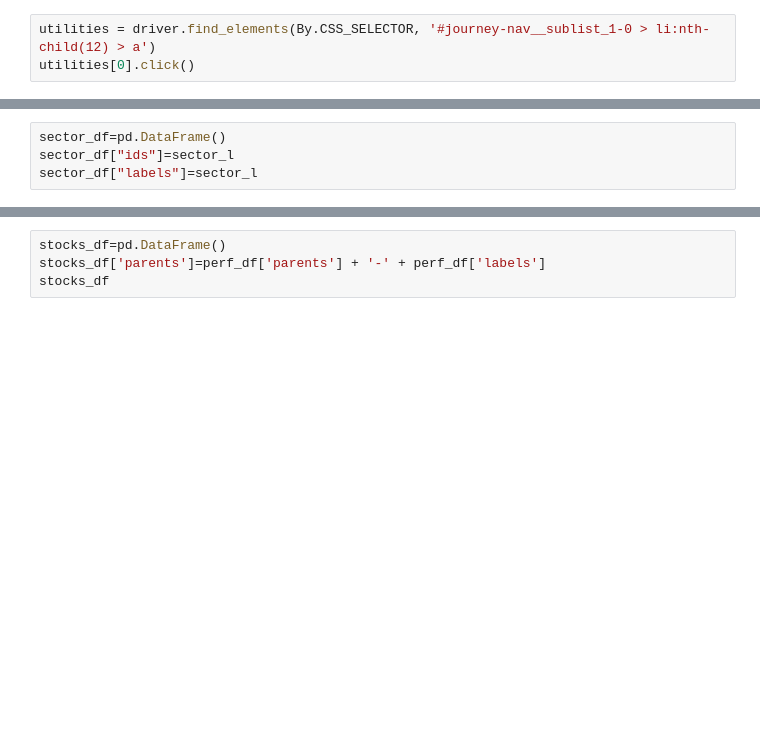
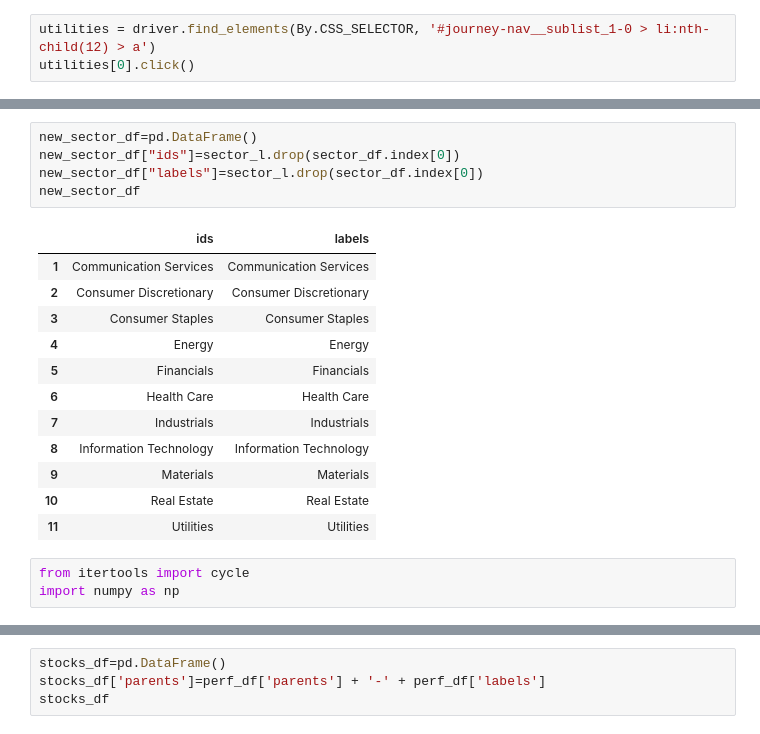
Before and after one commit to dgustave/Project2-Challenge, a Jupyter notebook: notebooks/Invsto_scrape.ipynb, the cells around one changed output, grey strips where cells are left out. Cells and saved outputs as stored; diff of their text form; blank space fills up the shorter version.

```diff
--- a/notebooks/Invsto_scrape.ipynb
+++ b/notebooks/Invsto_scrape.ipynb
@@ -497,5 +521,22 @@ NameError: name 'pd' is not defined
 # %%
-sector_df=pd.DataFrame()
-sector_df["ids"]=sector_l
-sector_df["labels"]=sector_l
+new_sector_df=pd.DataFrame()
+new_sector_df["ids"]=sector_l.drop(sector_df.index[0])
+new_sector_df["labels"]=sector_l.drop(sector_df.index[0])
+new_sector_df
+# %% [output]
+|  | ids | labels |
+| 1 | Communication Services | Communication Services |
+| 2 | Consumer Discretionary | Consumer Discretionary |
+| 3 | Consumer Staples | Consumer Staples |
+| 4 | Energy | Energy |
+| 5 | Financials | Financials |
+| 6 | Health Care | Health Care |
+| 7 | Industrials | Industrials |
+| 8 | Information Technology | Information Technology |
+| 9 | Materials | Materials |
+| 10 | Real Estate | Real Estate |
+| 11 | Utilities | Utilities |
+# %%
+from itertools import cycle
+import numpy as np
 # %%
```
Also changed, not shown: parts of 20 cells of this notebook, 7 other files.
